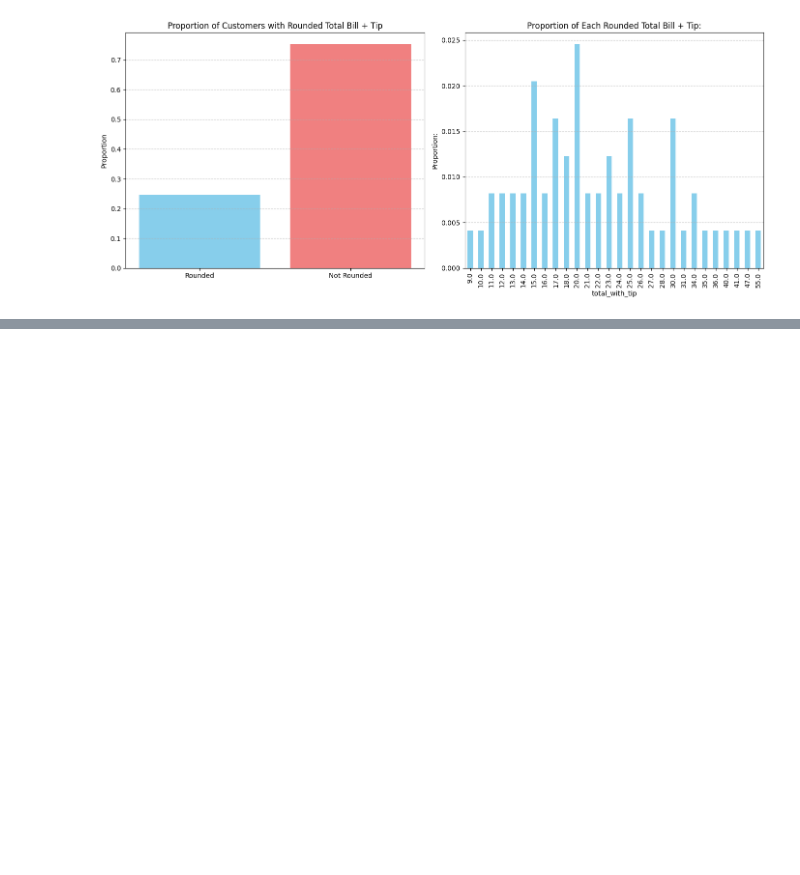
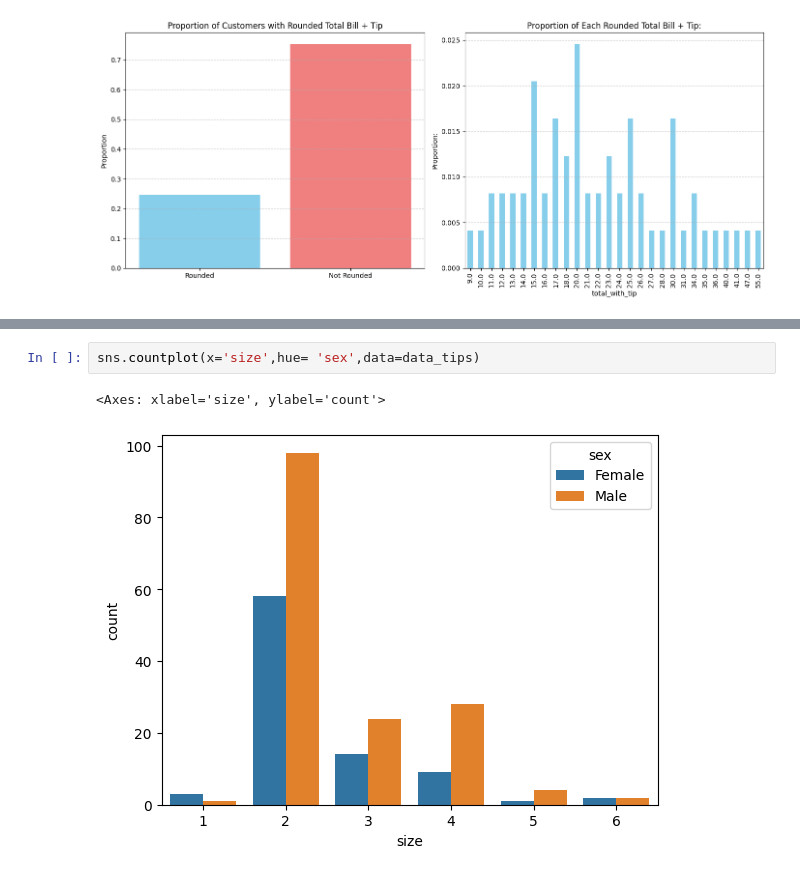
Before and after one commit to gabvyl/data-tips, a Jupyter notebook: TP_Tips.ipynb, the cells around one changed output, grey strips where cells are left out. Saved outputs shown, nothing was run; the diff lists cells and outputs as text; blank space fills up the shorter version.

```diff
--- a/TP_Tips.ipynb
+++ b/TP_Tips.ipynb
@@ -1156,0 +1166,5 @@ plt.show()
+# %%
+sns.countplot(x='size',hue= 'sex',data=data_tips)
+# %% [output]
+<Axes: xlabel='size', ylabel='count'>
+[figure, added]
```
Also changed, not shown: parts of 12 cells of this notebook.
